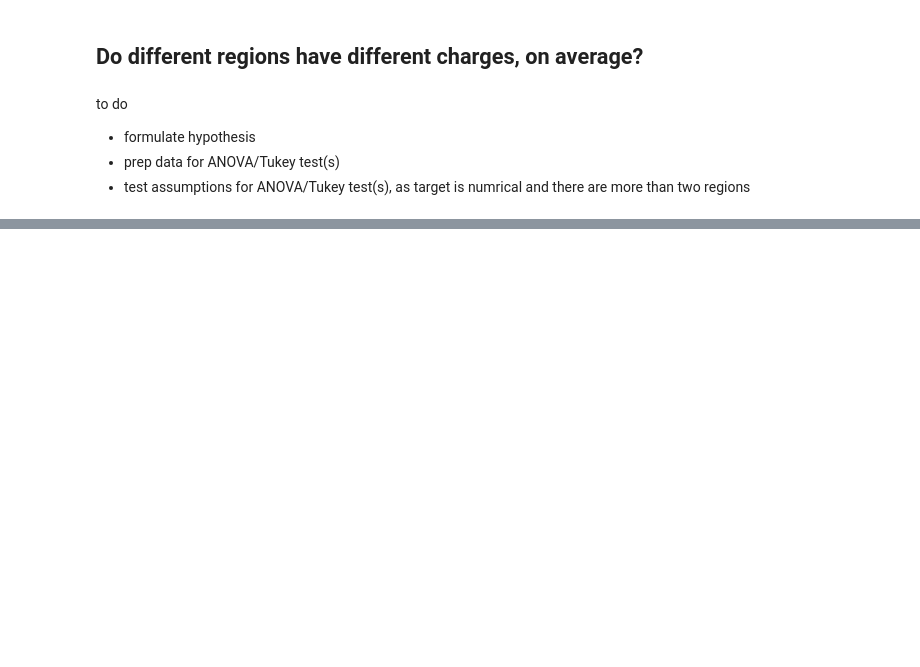
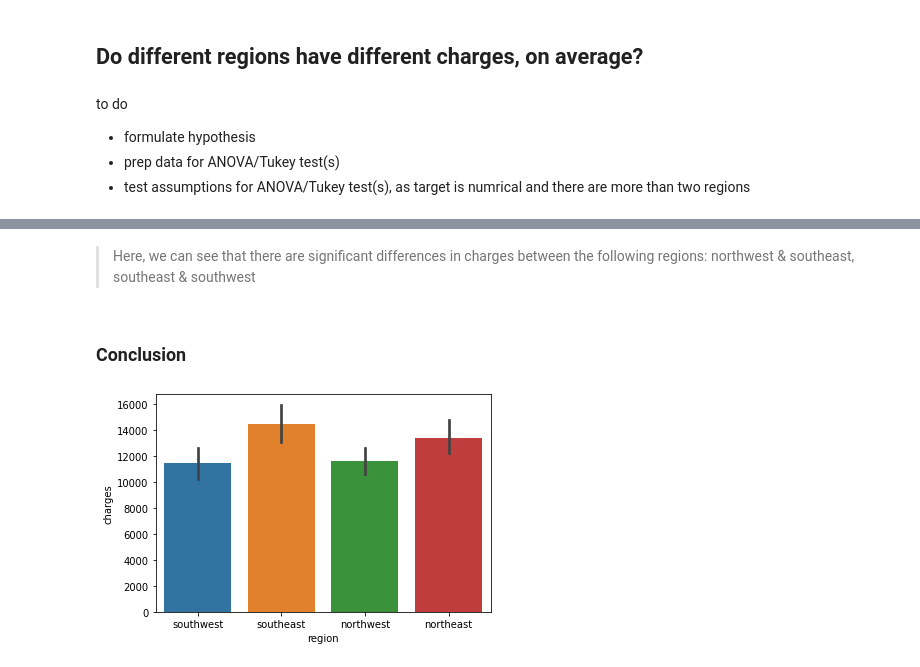
Before and after one commit to AislingGilder85/Week-15-Hypothesis-Testing-with-Insurance-Data-, a Jupyter notebook: Hypothesis Testing with Insurance Data (Core).ipynb, the cells around one changed output, grey strips where cells are left out. Cells and saved outputs as stored; diff of their text form; code cells hidden in the pictures; blank space fills up the shorter version.

```diff
--- a/Hypothesis Testing with Insurance Data (Core).ipynb
+++ b/Hypothesis Testing with Insurance Data (Core).ipynb
@@ -221,0 +355,4 @@ to do
+# %%
+#remover outliers in southeast region
+southeast = southeast.loc[~is_outlier_southeast]
+southeast
@@ -221,0 +373,4 @@ to do
+# %%
+#outliers in northwest region
+is_outlier_northwest = np.abs(stats.zscore(northwest['charges'])) > 3
+print(f"There are {is_outlier_northwest.sum()} outliers in the charges of {len(northwest)}")
@@ -221,0 +379,4 @@ to do
+# %%
+#remover outliers in northwest region
+northwest = northwest.loc[~is_outlier_northwest]
+northwest
@@ -221,0 +419,4 @@ to do
+# %%
+#concatinate the region dataframes into a new dataframe with no outliers
+df_no_outliers = pd.concat([southwest, southeast, northwest, northeast], ignore_index=True)
+df_no_outliers
@@ -221,0 +510,8 @@ to do
+# %% [markdown]
+>Here, we can see that there are significant differences in charges between the following regions: northwest & southeast, southeast & southwest
+# %% [markdown]
+### Conclusion
+# %%
+sns.barplot(data=df_no_outliers, x='region',y='charges');
+# %% [output]
+[figure, added]
```
Also changed, not shown: parts of 59 cells of this notebook.
